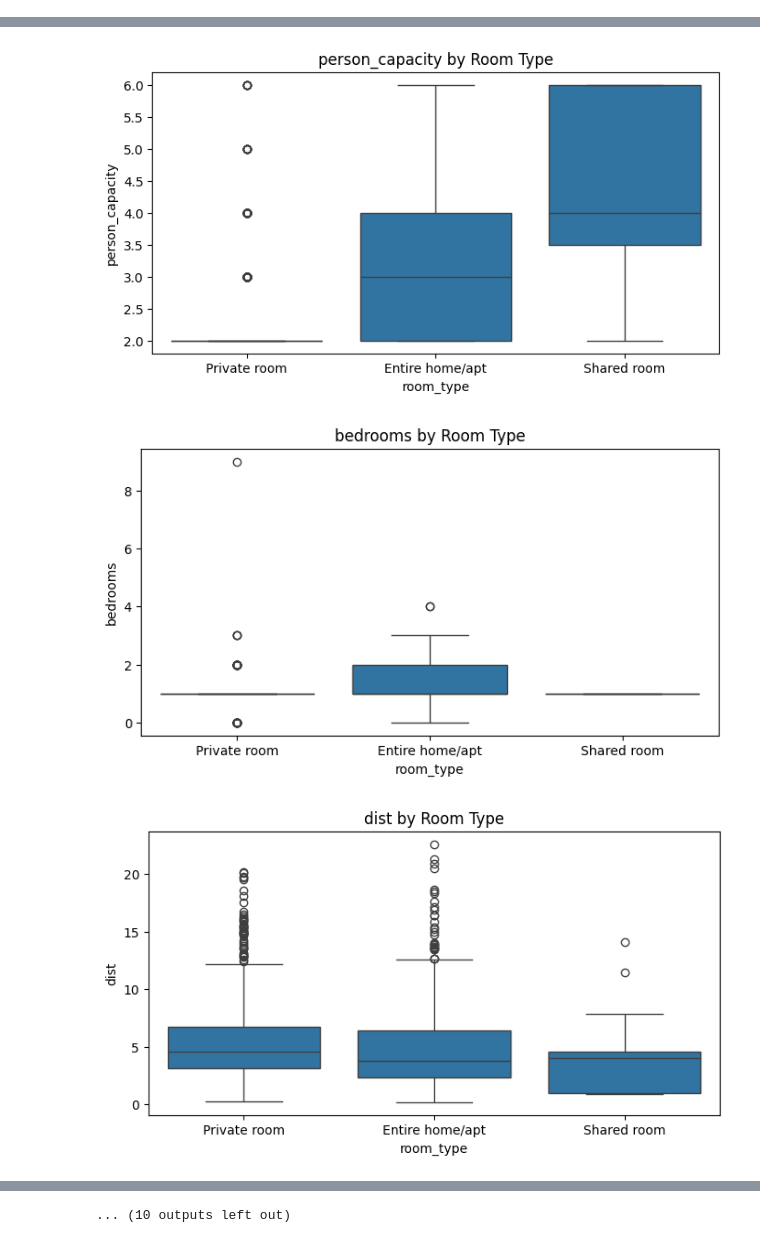
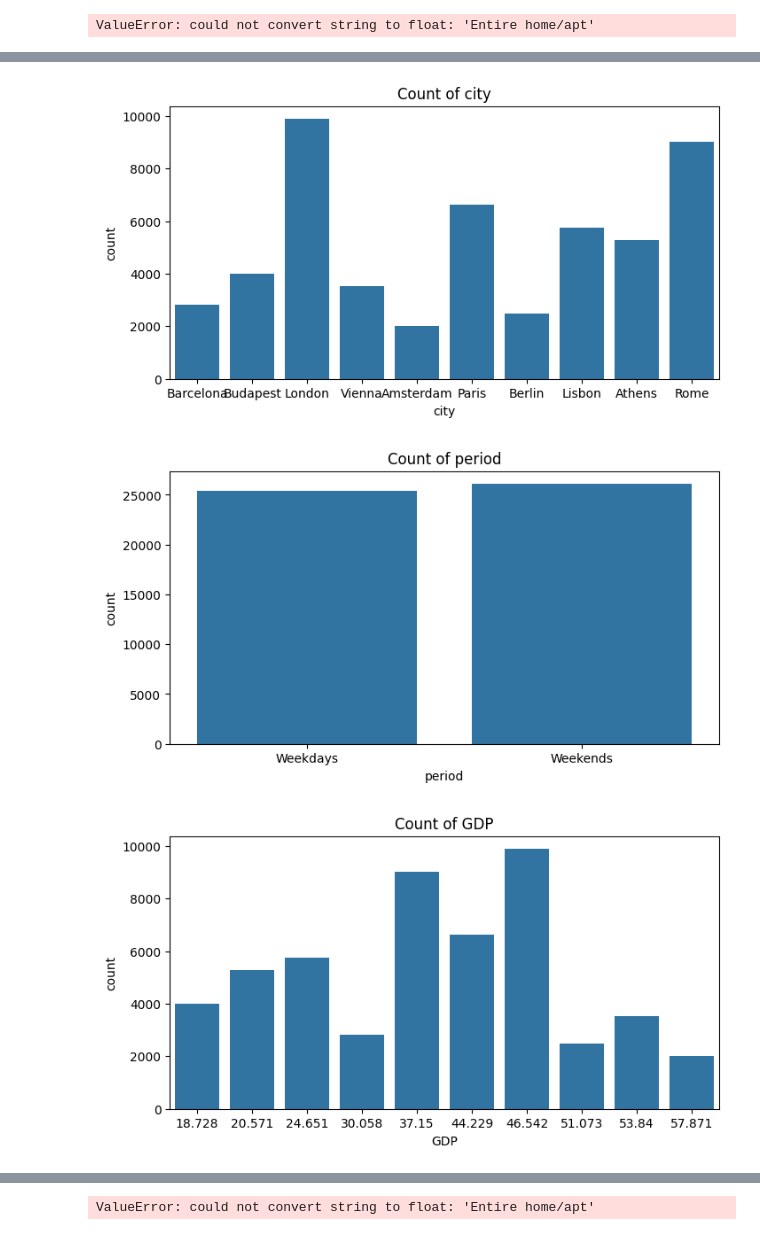
Before and after one commit to AddiH/DataScienceExam, a Jupyter notebook: nbs/data_explore.ipynb, the cells around one changed output, grey strips where cells are left out. Drawn from its saved outputs; the diff is of its cells as text; code cells hidden in the pictures.

```diff
--- a/nbs/data_explore.ipynb
+++ b/nbs/data_explore.ipynb
@@ -3,7 +3,7 @@ import pandas as pd
 import matplotlib.pyplot as plt
 import seaborn as sns
 # %%
-df = pd.read_csv('../data/berlin_weekdays.csv')
+df = pd.read_csv('../data/data.csv')
 df.head()
 # %% [output]
 |  | Unnamed: 0 | realSum | room_type | room_shared | room_private | person_capacity | host_is_superhost | ... |
@@ -15,10 +16,17 @@ df.head()
+# %%
+df = df[['realSum', 'room_type', 'person_capacity', 'biz', 'bedrooms', 'dist', 'metro_dist', 'city', 'period', 'attr_index', 'GDP']]
+# %%
+# Heatmap for correlation analysis
+corr_vars = df.corr()
+plt.figure(figsize=(10, 8))
+sns.heatmap(corr_vars, annot=True, cmap='coolwarm')
+plt.title('Correlation Matrix')
+plt.show()
+# %% [output]
+ValueError: could not convert string to float: 'Entire home/apt'
 # %%
-
-# Load the data
-df = pd.read_csv('../data/berlin_weekdays.csv')
-
 # Histograms for numeric variables
-numeric_vars = ['realSum', 'person_capacity', 'bedrooms', 'dist', 'metro_dist', 'lng', 'lat']
+numeric_vars = ['realSum', 'dist', 'metro_dist', 'attr_index']
 for var in numeric_vars:
     plt.figure(figsize=(8, 4))
     sns.histplot(df[var], kde=True)
@@ -27,41 +35,11 @@ for var in numeric_vars:
     plt.ylabel('Frequency')
     plt.show()
 
-# Box plots for numeric variables by 'room_type'
-for var in numeric_vars:
-    plt.figure(figsize=(8, 4))
-    sns.boxplot(x='room_type', y=var, data=df)
-    plt.title(f'{var} by Room Type')
-    plt.show()
-
 # Bar plots for categorical variables
-categorical_vars = ['room_type', 'room_shared', 'room_private', 'multi', 'biz']
+categorical_vars = ['room_type', 'person_capacity', 'biz', 'bedrooms', 'city', 'period', 'GDP']
 for var in categorical_vars:
     plt.figure(figsize=(8, 4))
     sns.countplot(x=var, data=df)
     plt.title(f'Count of {var}')
     plt.show()
-
-# Scatter plot for 'realSum' vs 'dist'
-plt.figure(figsize=(8, 6))
-sns.scatterplot(x='dist', y='realSum', hue='room_type', data=df)
-plt.title('RealSum vs Distance from City Centre')
-plt.xlabel('Distance (km)')
-plt.ylabel('RealSum (EUR)')
-plt.show()
-
-# Heatmap for correlation analysis
-corr_vars = df[numeric_vars].corr()
-plt.figure(figsize=(10, 8))
-sns.heatmap(corr_vars, annot=True, cmap='coolwarm')
-plt.title('Correlation Matrix')
-plt.show()
-
-# Violin plots for 'realSum' by 'room_type'
-plt.figure(figsize=(8, 6))
-sns.violinplot(x='room_type', y='realSum', data=df)
-plt.title('RealSum Distribution by Room Type')
-plt.xlabel('Room Type')
-plt.ylabel('RealSum (EUR)')
-plt.show()
 # %% [output]
@@ -76,3 +54,3 @@ plt.show()
-[figure, old version]
+[figure, new version]
-[figure, old version]
+[figure, new version]
-[figure, old version]
+[figure, new version]
@@ -80 +57 @@ plt.show()
-... (10 outputs left out)
+ValueError: could not convert string to float: 'Entire home/apt'
```
Also changed, not shown: parts of 5 cells of this notebook, 2 other files.
